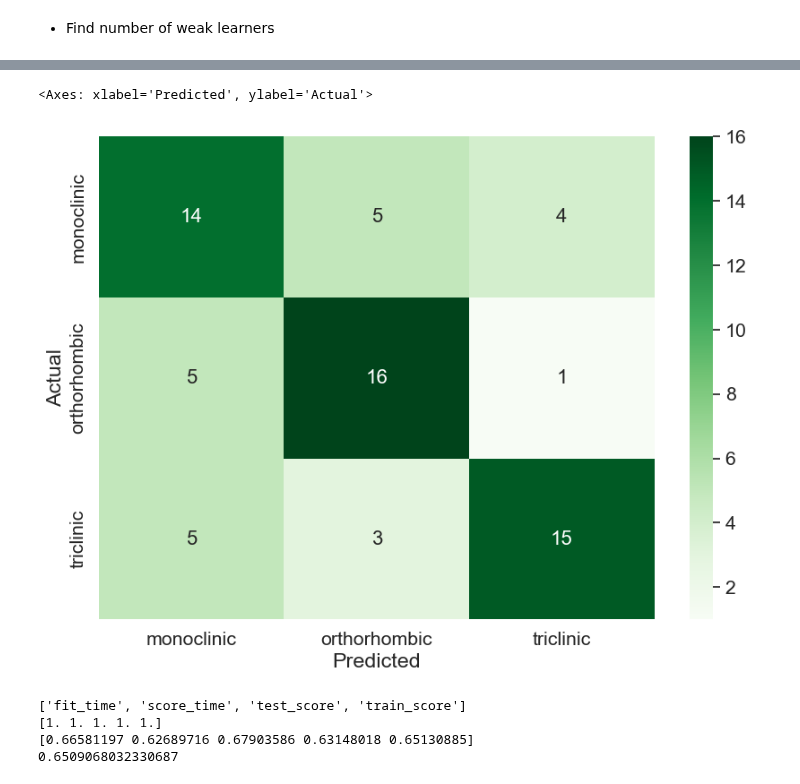
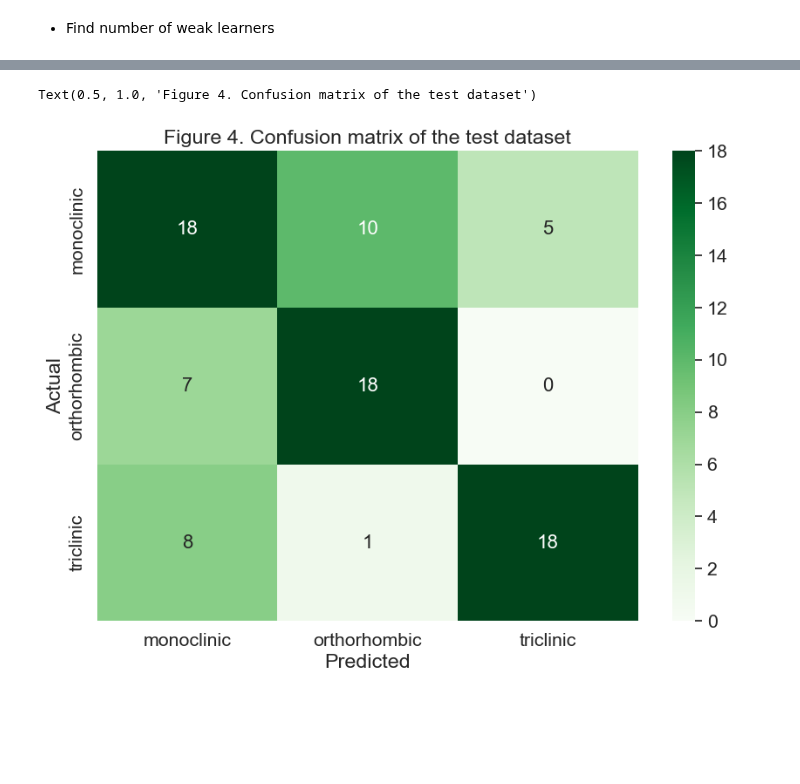
Before and after one commit to tieuandpepper/CHEE6397_HWs, a Jupyter notebook: Project/project.ipynb, the cells around one changed output, grey strips where cells are left out. Saved outputs shown, nothing was run; the diff lists cells and outputs as text; code cells hidden in the pictures; blank space fills up the shorter version.

Commit message:
complete the model, the previous is overfitting

```diff
--- a/Project/project.ipynb
+++ b/Project/project.ipynb
@@ -138,7 +142,7 @@ y
 338    2
 Name: Crystal System, Length: 339, dtype: int64
 # %%
-X_train, X_test, y_train, y_test = train_test_split(X, y, test_size=0.20, random_state=12)
+X_train, X_test, y_train, y_test = train_test_split(X, y, test_size=0.25, random_state=12)
 # %% [markdown]
 * Find number of weak learners
 # %%
@@ -175,0 +182,5 @@ Performance max at: 320 with value of 0.6630237577895861
+# %%
+model = GradientBoostingClassifier(n_estimators=135,learning_rate=0.07,max_depth=5, random_state=12)
+cv_results = cross_validate(model, X, y, cv = 5, scoring = "f1_macro", return_train_score = True)
+print(cv_results["test_score"])
+np.average(cv_results["test_score"])
@@ -208,27 +204,0 @@ Performance max at: 0.11 with value of 0.6630237577895861
-# %%
-performance = pd.DataFrame([],columns=["F1 score", "Precision score", "Recall score"])
-max = 20
-step = 1
-start = 3
-for depth in range(start,max,step):
-    model = GradientBoostingClassifier(n_estimators=optimal_estimator,learning_rate=optimal_learn_rate,max_depth=depth,random_state=12)
-    model.fit(X_train, y_train)
-    y_pred = model.predict(X_test)
-    f_score   =        f1_score(y_true=y_test, y_pred=y_pred, average='macro',zero_division=0)
-    precision = precision_score(y_true=y_test, y_pred=y_pred, average='macro',zero_division=0)
-    recall    =    recall_score(y_true=y_test, y_pred=y_pred, average='macro',zero_division=0)
-    new_performance = [f_score.copy(),precision.copy(),recall.copy()]
-    performance.loc[len(performance)] = new_performance
-    # print("Precision: {}\nRecall: {}\nF1 Score: {}".format(precision,recall,f_score))
-
-
-plt.plot(range(start,max,step), performance['F1 score'], label = "F1 Score")
-# plt.plot(range(100,3000,20), performance['Precision score'], label = "Precision Score")
-# plt.plot(range(100,3000,20), performance['Recall score'], label = "Recall Score")
-plt.legend()
-plt.xlabel("Max depth")
-plt.ylabel("Score")
-plt.show()
-
-optimal_depth = performance['F1 score'].idxmax()*step + start
-print("Performance max at depth {} with value of {}".format(optimal_depth,performance['F1 score'].max()))
@@ -240,10 +204,0 @@ Performance max at depth 3 with value of 0.6630237577895861
-# %%
-performance = pd.DataFrame([],columns=["F1 score", "Precision score", "Recall score"])
-model = GradientBoostingClassifier(n_estimators=optimal_estimator,learning_rate=optimal_learn_rate,max_depth=optimal_depth,random_state=12)
-model.fit(X_train, y_train)
-y_pred = model.predict(X_test)
-f_score   =        f1_score(y_true=y_test, y_pred=y_pred, average='macro',zero_division=0)
-precision = precision_score(y_true=y_test, y_pred=y_pred, average='macro',zero_division=0)
-recall    =    recall_score(y_true=y_test, y_pred=y_pred, average='macro',zero_division=0)
-performance.loc[len(performance)] = [f_score.copy(),precision.copy(),recall.copy()]
-print("Precision: {}\nRecall: {}\nF1 Score: {}".format(precision,recall,f_score))
@@ -299,27 +250,12 @@ plt.show()
 # %%
 data_matrix = confusion_matrix(y_test, y_pred)
 df_cm = pd.DataFrame(data_matrix, columns=np.unique(chrystal_sys_list), index = np.unique(chrystal_sys_list))
 df_cm.index.name = 'Actual'
 df_cm.columns.name = 'Predicted'
 plt.figure(figsize = (10,7))
 sns.set(font_scale=1.4)#for label size
 sns.heatmap(df_cm, cmap="Greens", annot=True,annot_kws={"size": 16})
+plt.title("Figure 4. Confusion matrix of the test dataset")
 # %% [output]
-<Axes: xlabel='Predicted', ylabel='Actual'>
+Text(0.5, 1.0, 'Figure 4. Confusion matrix of the test dataset')
-[figure, old version]
+[figure, new version]
-# %%
-from sklearn.model_selection import cross_validate
-
-# cross validation
-model = GradientBoostingClassifier(n_estimators=320,learning_rate=0.11,max_depth=3,random_state=12)
-
-cv_results = cross_validate(model, X, y, cv = 5, scoring = "f1_macro", return_train_score = True)
-print(list(cv_results.keys()))
-print(cv_results["train_score"])
-print(cv_results["test_score"])
-print(np.average(cv_results["test_score"]))
-# %% [output]
-['fit_time', 'score_time', 'test_score', 'train_score']
-[1. 1. 1. 1. 1.]
-[0.66581197 0.62689716 0.67903586 0.63148018 0.65130885]
-0.6509068032330687
```
Also changed, not shown: parts of 15 cells of this notebook, 2 other files.
